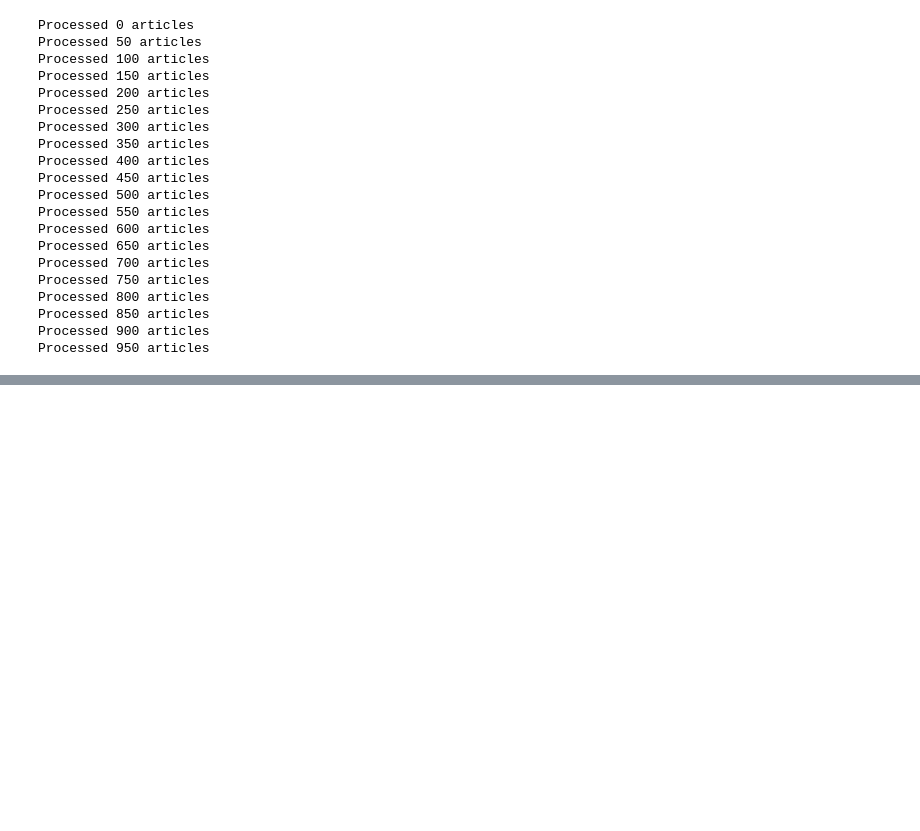
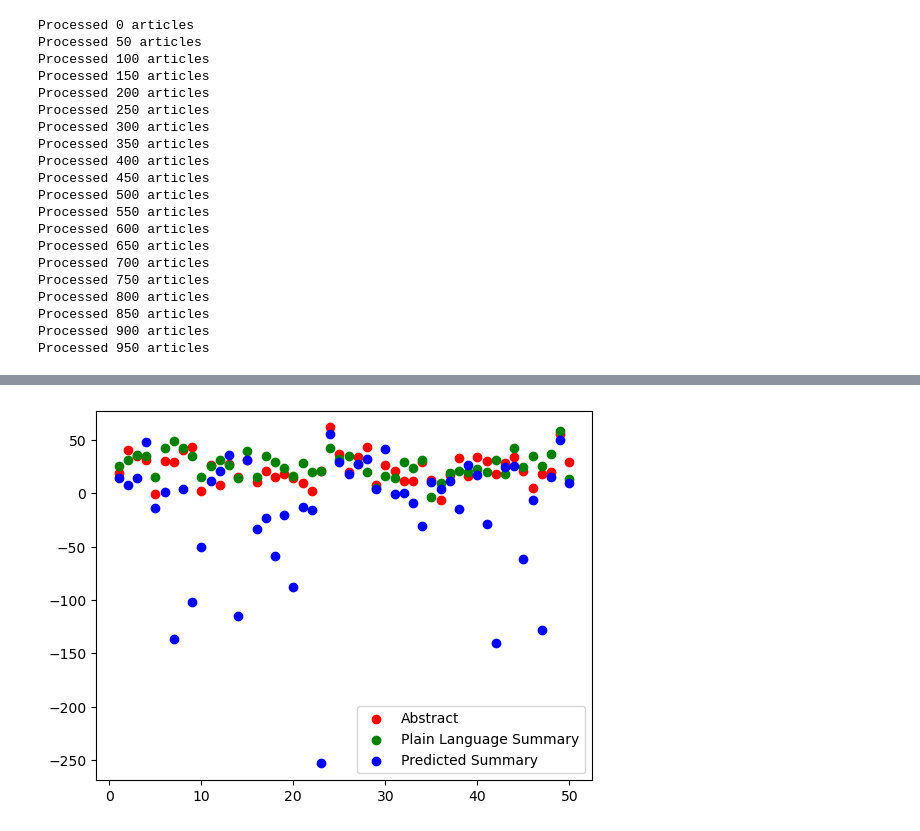
Before and after one commit to afnanmmir/Research-Paper-Summarizer, a Jupyter notebook: streamlit/model_testing.ipynb, the cells around one changed output, grey strips where cells are left out. Saved outputs shown, nothing was run; the diff lists cells and outputs as text; code cells hidden in the pictures; blank space fills up the shorter version.

Commit message:
prelim graphing results

```diff
--- a/streamlit/model_testing.ipynb
+++ b/streamlit/model_testing.ipynb
@@ -109,0 +88,19 @@ Chagas disease, in particular Chagas disease virus-associated immunodevelopmenta
+# %%
+from datasets import load_dataset
+import textstat
+
+test_dataset = load_dataset('json', data_files='./plos_readability_ctrl_sum_corpus/test_plos.jsonl')
+predicted_dataset = load_dataset('json', data_files='./plos_readability_ctrl_sum_corpus_output/test_plos_output.jsonl')
+
+abstract_score = list()
+plain_language_summary_score = list()
+predicted_summary_score = list()
+
+for i in range(1000):
+    abstract = test_dataset["train"][i]["abstract"]
+    plain_language_summary = test_dataset["train"][i]["plain language summary"]
+    predicted_summary = predicted_dataset["train"][i]["predicted summary"]
+
+    abstract_score.append(textstat.flesch_reading_ease(abstract))
+    plain_language_summary_score.append(textstat.flesch_reading_ease(plain_language_summary))
+    predicted_summary_score.append(textstat.flesch_reading_ease(predicted_summary))
@@ -109,0 +111,15 @@ Chagas disease, in particular Chagas disease virus-associated immunodevelopmenta
+# %%
+# plot the scores as a line
+import matplotlib.pyplot as plt
+
+x_val = list()
+for i in range(1000):
+    x_val.append(i+1)
+
+plt.scatter(x_val[:50], abstract_score[:50], color="red")
+plt.scatter(x_val[:50], plain_language_summary_score[:50], color="green")
+plt.scatter(x_val[:50], predicted_summary_score[:50], color="blue")
+plt.legend(["Abstract", "Plain Language Summary", "Predicted Summary"])
+plt.show()
+# %% [output]
+[figure, added]
```
Also changed, not shown: parts of 3 cells of this notebook.
